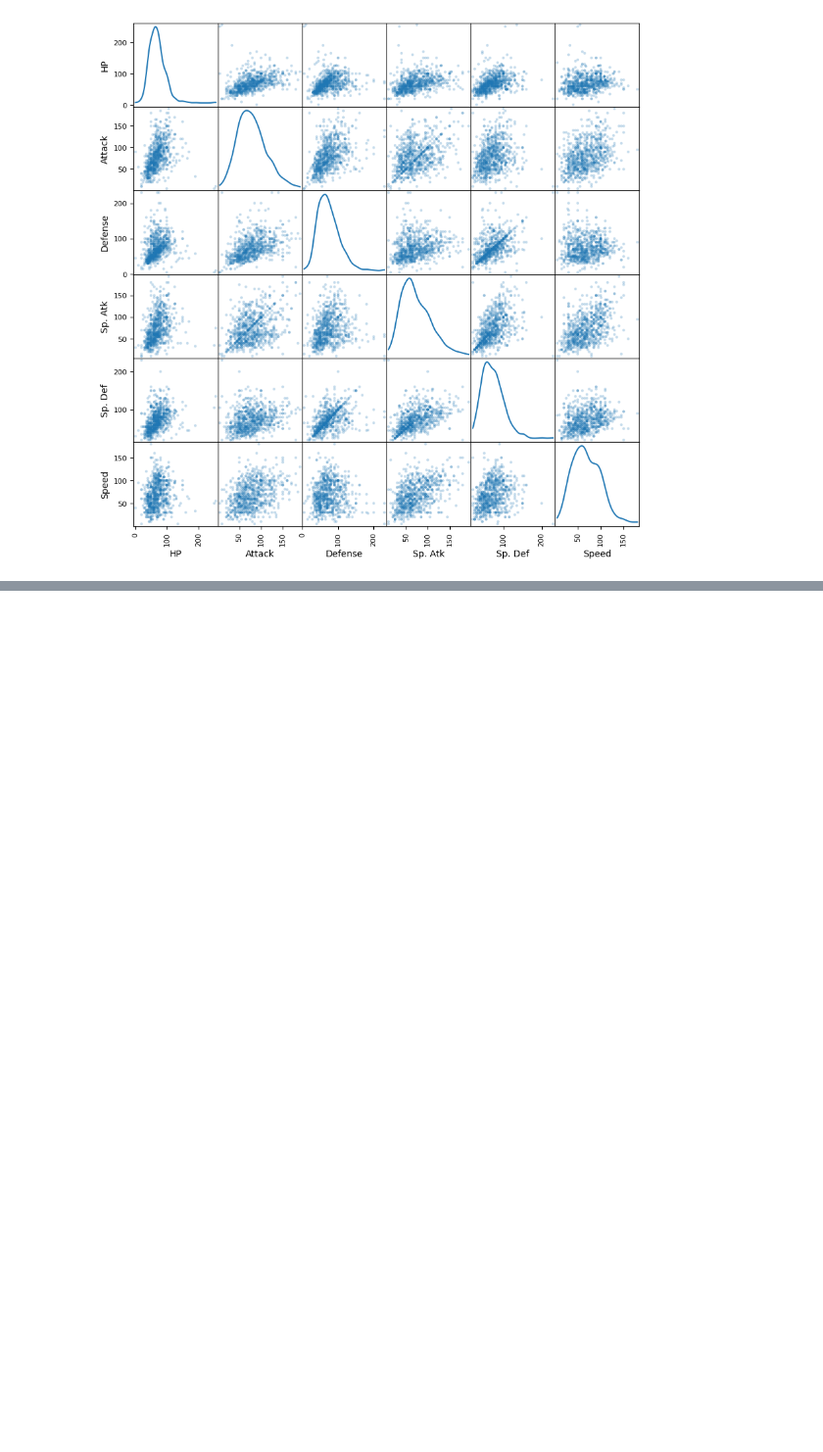
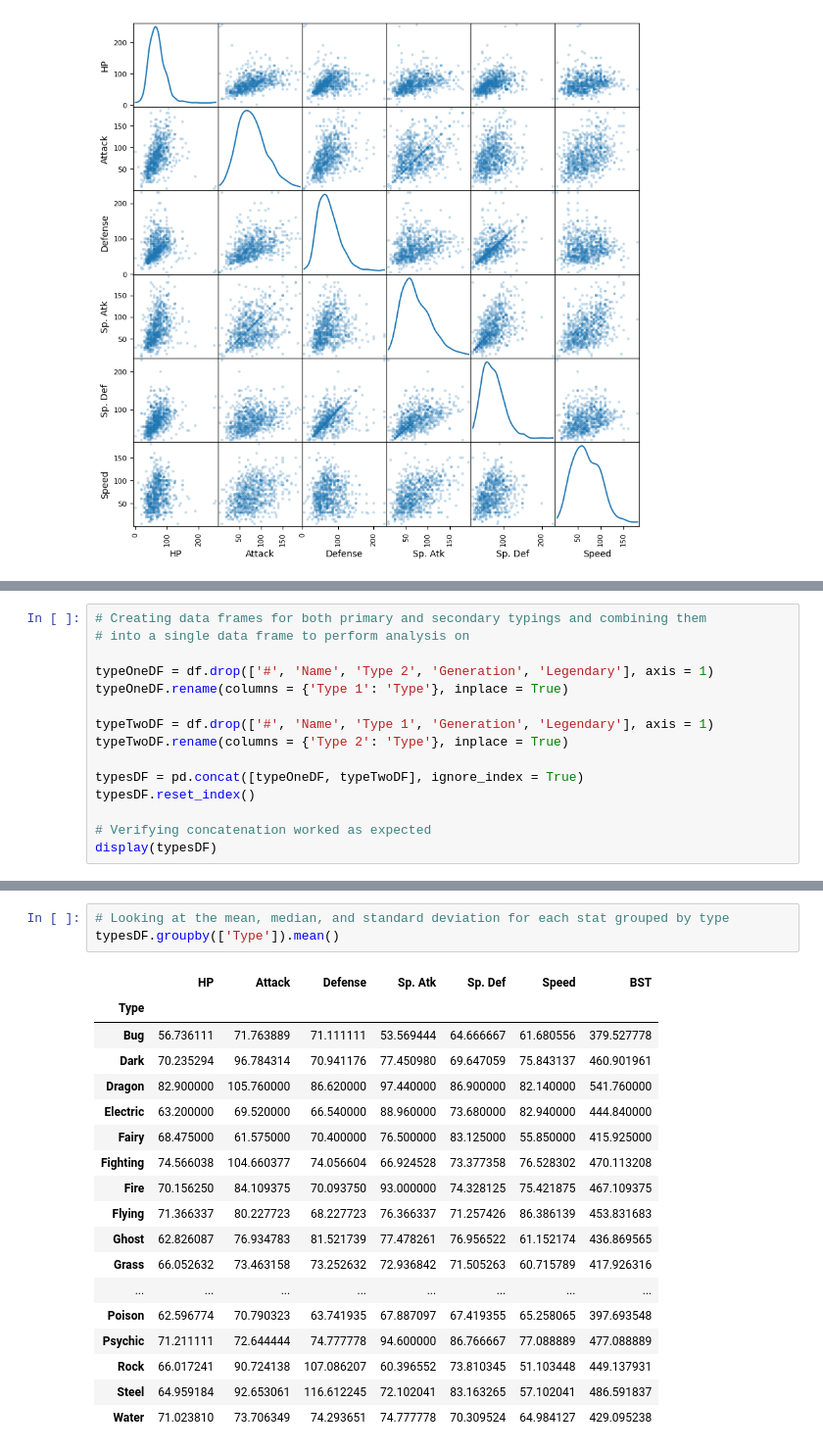
Before and after one commit to alexradecki/pokedex, a Jupyter notebook: Pokedex.ipynb, the cells around one changed output, grey strips where cells are left out. Shown at 98% size. Cells and saved outputs as stored; diff of their text form; blank space fills up the shorter version.

Commit message:
Combined both type 1 and type 2 into a single data frame to perform analysis on stats grouped by type

```diff
--- a/Pokedex.ipynb
+++ b/Pokedex.ipynb
@@ -137,0 +145,15 @@ array([[<Axes: xlabel='HP', ylabel='HP'>,
+# %%
+# Creating data frames for both primary and secondary typings and combining them
+# into a single data frame to perform analysis on
+
+typeOneDF = df.drop(['#', 'Name', 'Type 2', 'Generation', 'Legendary'], axis = 1)
+typeOneDF.rename(columns = {'Type 1': 'Type'}, inplace = True)
+
+typeTwoDF = df.drop(['#', 'Name', 'Type 1', 'Generation', 'Legendary'], axis = 1)
+typeTwoDF.rename(columns = {'Type 2': 'Type'}, inplace = True)
+
+typesDF = pd.concat([typeOneDF, typeTwoDF], ignore_index = True)
+typesDF.reset_index()
+
+# Verifying concatenation worked as expected
+display(typesDF)
@@ -137,0 +174,22 @@ array([[<Axes: xlabel='HP', ylabel='HP'>,
+# %%
+# Looking at the mean, median, and standard deviation for each stat grouped by type
+typesDF.groupby(['Type']).mean()
+# %% [output]
+|  | HP | Attack | Defense | Sp. Atk | Sp. Def | Speed | BST |
+| Type |  |  |  |  |  |  |  |
+| Bug | 56.736111 | 71.763889 | 71.111111 | 53.569444 | 64.666667 | 61.680556 | 379.527778 |
+| Dark | 70.235294 | 96.784314 | 70.941176 | 77.450980 | 69.647059 | 75.843137 | 460.901961 |
+| Dragon | 82.900000 | 105.760000 | 86.620000 | 97.440000 | 86.900000 | 82.140000 | 541.760000 |
+| Electric | 63.200000 | 69.520000 | 66.540000 | 88.960000 | 73.680000 | 82.940000 | 444.840000 |
+| Fairy | 68.475000 | 61.575000 | 70.400000 | 76.500000 | 83.125000 | 55.850000 | 415.925000 |
+| Fighting | 74.566038 | 104.660377 | 74.056604 | 66.924528 | 73.377358 | 76.528302 | 470.113208 |
+| Fire | 70.156250 | 84.109375 | 70.093750 | 93.000000 | 74.328125 | 75.421875 | 467.109375 |
+| Flying | 71.366337 | 80.227723 | 68.227723 | 76.366337 | 71.257426 | 86.386139 | 453.831683 |
+| Ghost | 62.826087 | 76.934783 | 81.521739 | 77.478261 | 76.956522 | 61.152174 | 436.869565 |
+| Grass | 66.052632 | 73.463158 | 73.252632 | 72.936842 | 71.505263 | 60.715789 | 417.926316 |
+| ... | ... | ... | ... | ... | ... | ... | ... |
+| Poison | 62.596774 | 70.790323 | 63.741935 | 67.887097 | 67.419355 | 65.258065 | 397.693548 |
+| Psychic | 71.211111 | 72.644444 | 74.777778 | 94.600000 | 86.766667 | 77.088889 | 477.088889 |
+| Rock | 66.017241 | 90.724138 | 107.086207 | 60.396552 | 73.810345 | 51.103448 | 449.137931 |
+| Steel | 64.959184 | 92.653061 | 116.612245 | 72.102041 | 83.163265 | 57.102041 | 486.591837 |
+| Water | 71.023810 | 73.706349 | 74.293651 | 74.777778 | 70.309524 | 64.984127 | 429.095238 |
```
Also changed, not shown: parts of 9 cells of this notebook.
